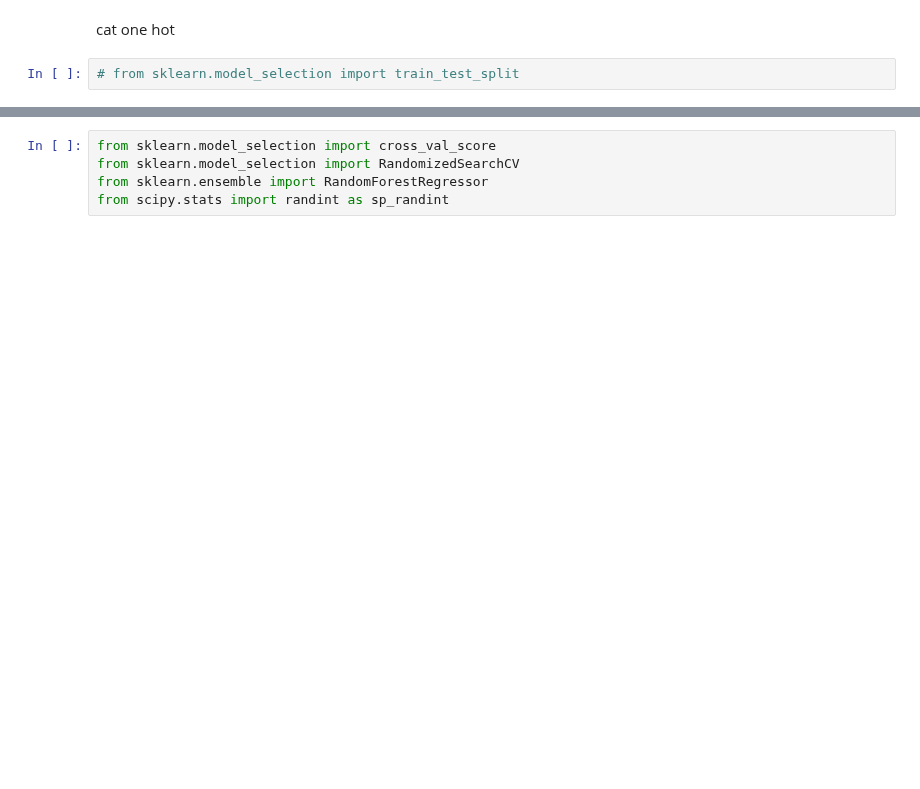
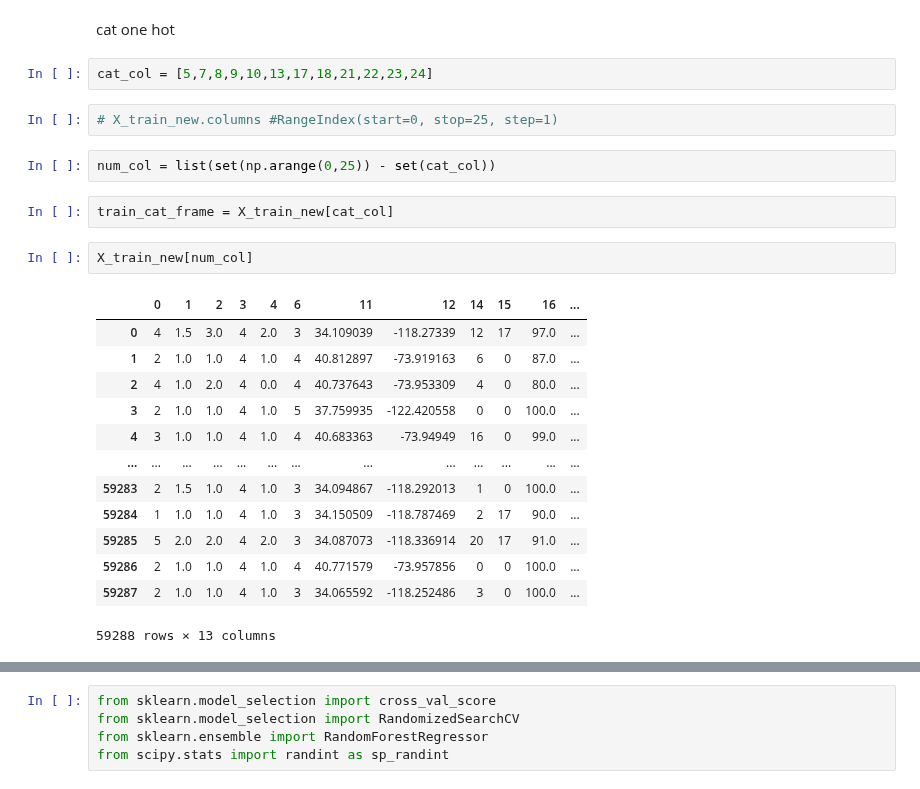
Before and after one commit to fyenne/tf24, a Jupyter notebook: minsu/minsu1.ipynb, the cells around one changed output, grey strips where cells are left out. Saved outputs shown, nothing was run; the diff lists cells and outputs as text; blank space fills up the shorter version.

```diff
--- a/minsu/minsu1.ipynb
+++ b/minsu/minsu1.ipynb
@@ -181,4 +168,26 @@ y.to_csv("./target.csv", index = False)
 # %% [markdown]
 cat one hot
-# %%
-# from sklearn.model_selection import train_test_split
+# %%
+cat_col = [5,7,8,9,10,13,17,18,21,22,23,24]
+# %%
+# X_train_new.columns #RangeIndex(start=0, stop=25, step=1)
+# %%
+num_col = list(set(np.arange(0,25)) - set(cat_col))
+# %%
+train_cat_frame = X_train_new[cat_col]
+# %%
+X_train_new[num_col]
+# %% [output]
+|  | 0 | 1 | 2 | 3 | 4 | 6 | 11 | 12 | 14 | 15 | 16 | ... |
+| 0 | 4 | 1.5 | 3.0 | 4 | 2.0 | 3 | 34.109039 | -118.27339 | 12 | 17 | 97.0 | ... |
+| 1 | 2 | 1.0 | 1.0 | 4 | 1.0 | 4 | 40.812897 | -73.919163 | 6 | 0 | 87.0 | ... |
+| 2 | 4 | 1.0 | 2.0 | 4 | 0.0 | 4 | 40.737643 | -73.953309 | 4 | 0 | 80.0 | ... |
+| 3 | 2 | 1.0 | 1.0 | 4 | 1.0 | 5 | 37.759935 | -122.420558 | 0 | 0 | 100.0 | ... |
+| 4 | 3 | 1.0 | 1.0 | 4 | 1.0 | 4 | 40.683363 | -73.94949 | 16 | 0 | 99.0 | ... |
+| ... | ... | ... | ... | ... | ... | ... | ... | ... | ... | ... | ... | ... |
+| 59283 | 2 | 1.5 | 1.0 | 4 | 1.0 | 3 | 34.094867 | -118.292013 | 1 | 0 | 100.0 | ... |
+| 59284 | 1 | 1.0 | 1.0 | 4 | 1.0 | 3 | 34.150509 | -118.787469 | 2 | 17 | 90.0 | ... |
+| 59285 | 5 | 2.0 | 2.0 | 4 | 2.0 | 3 | 34.087073 | -118.336914 | 20 | 17 | 91.0 | ... |
+| 59286 | 2 | 1.0 | 1.0 | 4 | 1.0 | 4 | 40.771579 | -73.957856 | 0 | 0 | 100.0 | ... |
+| 59287 | 2 | 1.0 | 1.0 | 4 | 1.0 | 3 | 34.065592 | -118.252486 | 3 | 0 | 100.0 | ... |
+59288 rows × 13 columns
```
Also changed, not shown: parts of 16 cells of this notebook, 1 other file.
